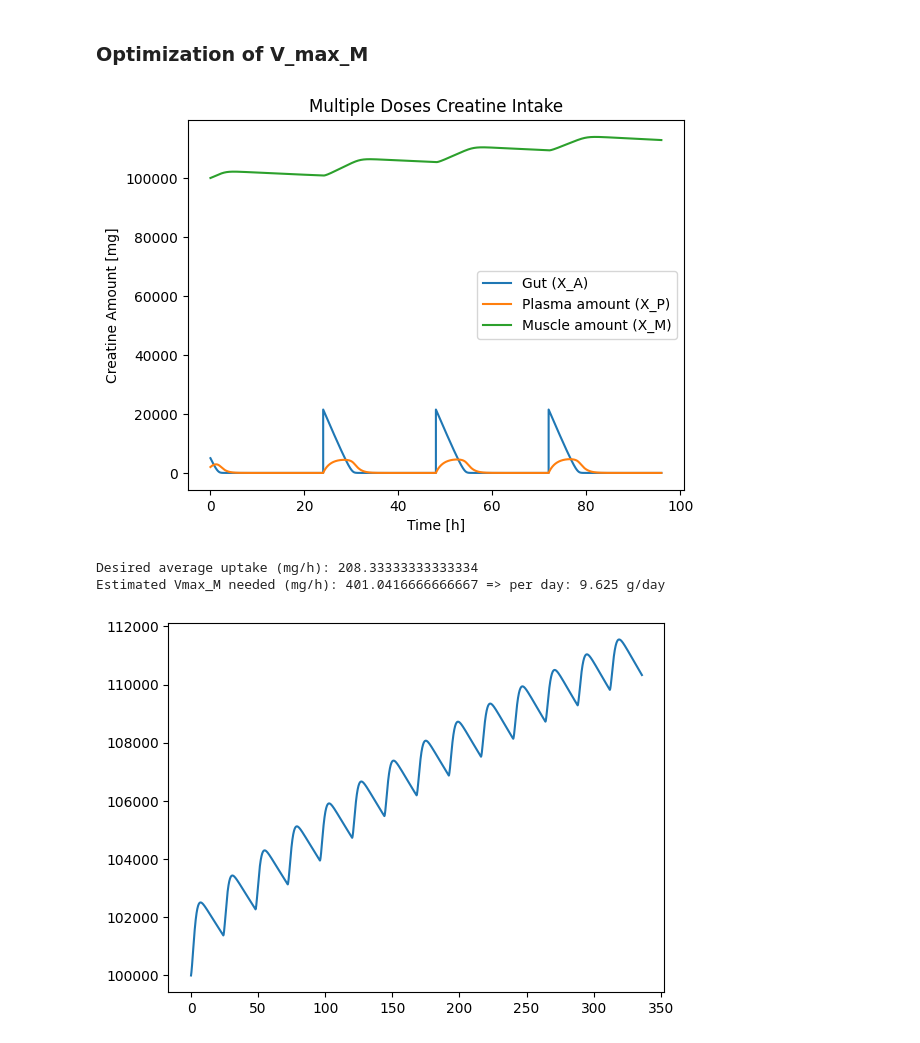
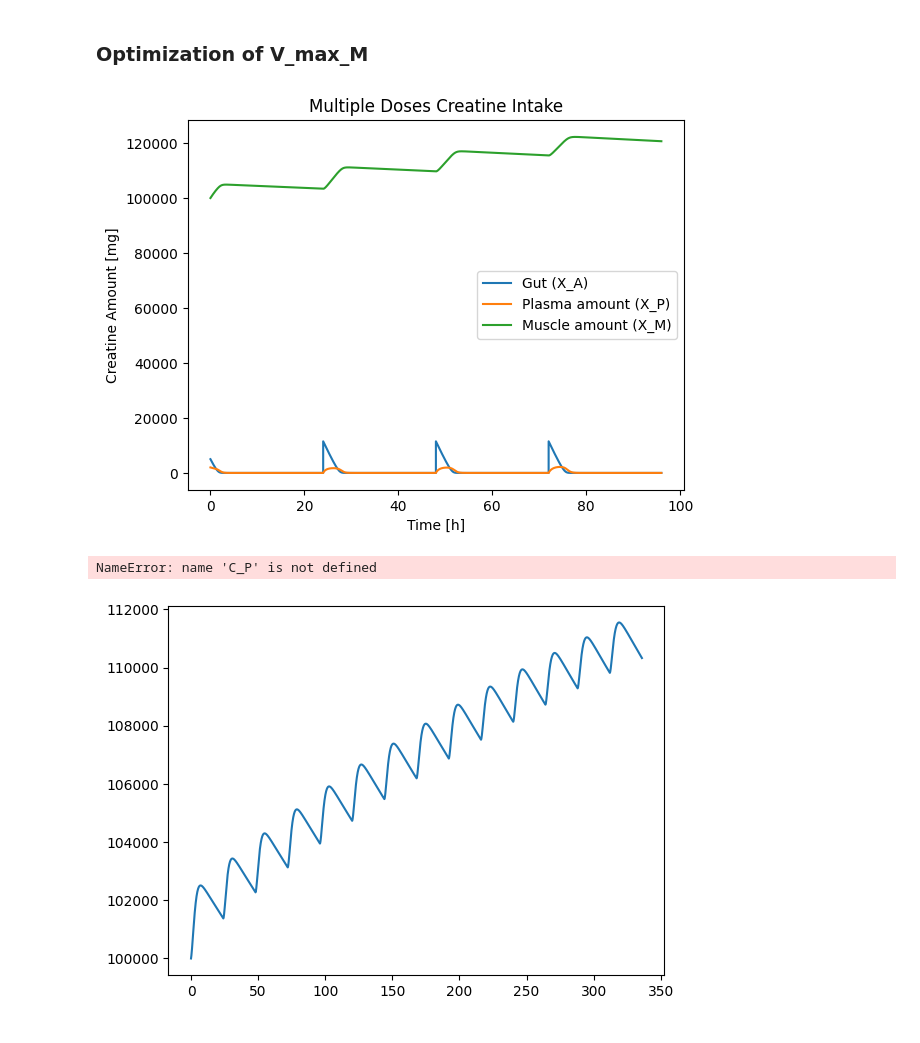
Before and after one commit to dropoftherain/Creatine_Saturation_Calculator, a Jupyter notebook: ODE_try.ipynb, the cells around one changed output. Cells and saved outputs as stored; diff of their text form; code cells hidden in the pictures.

```diff
--- a/ODE_try.ipynb
+++ b/ODE_try.ipynb
@@ -254,7 +254,7 @@ K_M_M = 74        # mg/L (muscle MM constant) REFINE!
 k_loss = np.log(2) / (40*24)   # t_half 40 dní
 # X_M_target = 125000           # mg, napr. 30 g
 # V_max_M = k_loss * X_M_target   # ~29 mg/h
-V_max_M = 4000
+V_max_M = 12000
 Cr_max = 150000  # mg, odhadnutá maximálna kapacita svalov
 
 # Initial Conditions
@@ -265,14 +265,15 @@ S_0 = [X_A_0, X_P_0, X_M_0]
 
 # Dosing and Model
 dose_daily_food = 1500 # mg
-dose = 20000 # mg
+dose = 10000 # mg
 
 def creatine_model(S,t):
     X_A, X_P, X_M = S
     C_P = X_P / V_D  # mg/L
     absorption = V_max * X_A / (K_M + X_A)
     muscle_uptake = (V_max_M * C_P)/(K_M_M + C_P)
-    muscle_uptake *= (1 - X_M / Cr_max)  # slows down velocity when getting close to saturation
+    # muscle_uptake *= (1 - X_M / Cr_max)  # slows down velocity when getting close to saturation, but too much...
+    muscle_uptake *= (1 - (X_M / Cr_max)**1.5)
     dXAdt = - absorption
     # renal_clearance = 8  # L/h, pri saturácii 80% dávky
     # dXPdt = absorption - k_e * X_P - muscle_uptake - renal_clearance * C_P
@@ -284,34 +285,34 @@ def creatine_model(S,t):
 
 intervals = range(1,5)
 concatenated_solution = []
 concatenated_time = []
 
 for interval in intervals:
     t = np.linspace((interval-1)*24, interval*24, 1000)
     if interval == 1:
         S_0 = [X_A_0, X_P_0, X_M_0]
     else:
         S_0 = [X_A_current[-1] + dose + dose_daily_food, X_P_current[-1], X_M_current[-1]]
     solution = odeint(creatine_model, y0=S_0, t=t)
     X_A_current, X_P_current, X_M_current = solution.T
 
     concatenated_time += list(t)
     concatenated_solution += list(zip(X_A_current, X_P_current, X_M_current))
 
 concatenated_time = np.array(concatenated_time)
 concatenated_solution = np.array(concatenated_solution)
 X_A_sol, X_P_sol, X_M_sol = concatenated_solution.T
 
 plt.title('Multiple Doses Creatine Intake')
 plt.plot(concatenated_time, X_A_sol, label='Gut (X_A)')
 plt.plot(concatenated_time, X_P_sol, label='Plasma amount (X_P)')
 plt.plot(concatenated_time, X_M_sol, label='Muscle amount (X_M)')
 plt.legend()
 plt.xlabel('Time [h]')
 plt.ylabel('Creatine Amount [mg]')
 plt.show()
 # %% [output]
-[figure, old version]
+[figure, new version]
 # %%
 muscle_uptake = (V_max_M * C_P)/(K_M_M + C_P)
 # Calibration
@@ -330,8 +331,7 @@ Vmax_needed = desired_avg_uptake * (K_M_M + mean_C_P_during_loading) / mean_C_P_
 print("Desired average uptake (mg/h):", desired_avg_uptake)
 print("Estimated Vmax_M needed (mg/h):", Vmax_needed, "=> per day:", Vmax_needed*24/1000, "g/day")
 # %% [output]
-Desired average uptake (mg/h): 208.33333333333334
-Estimated Vmax_M needed (mg/h): 401.0416666666667 => per day: 9.625 g/day
+NameError: name 'C_P' is not defined
 # %%
 plt.plot(concatenated_time, X_M_sol, label='Muscle amount (X_M)')
 plt.show()
```
Also changed, not shown: parts of 5 cells of this notebook.
